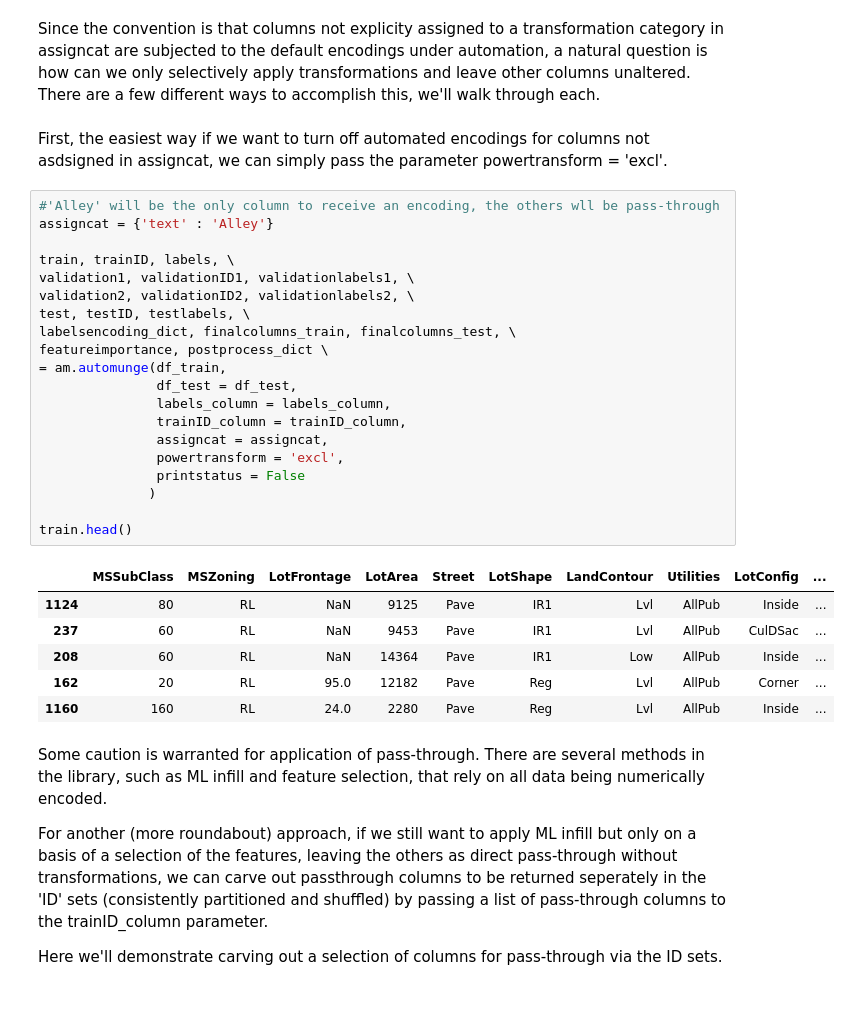
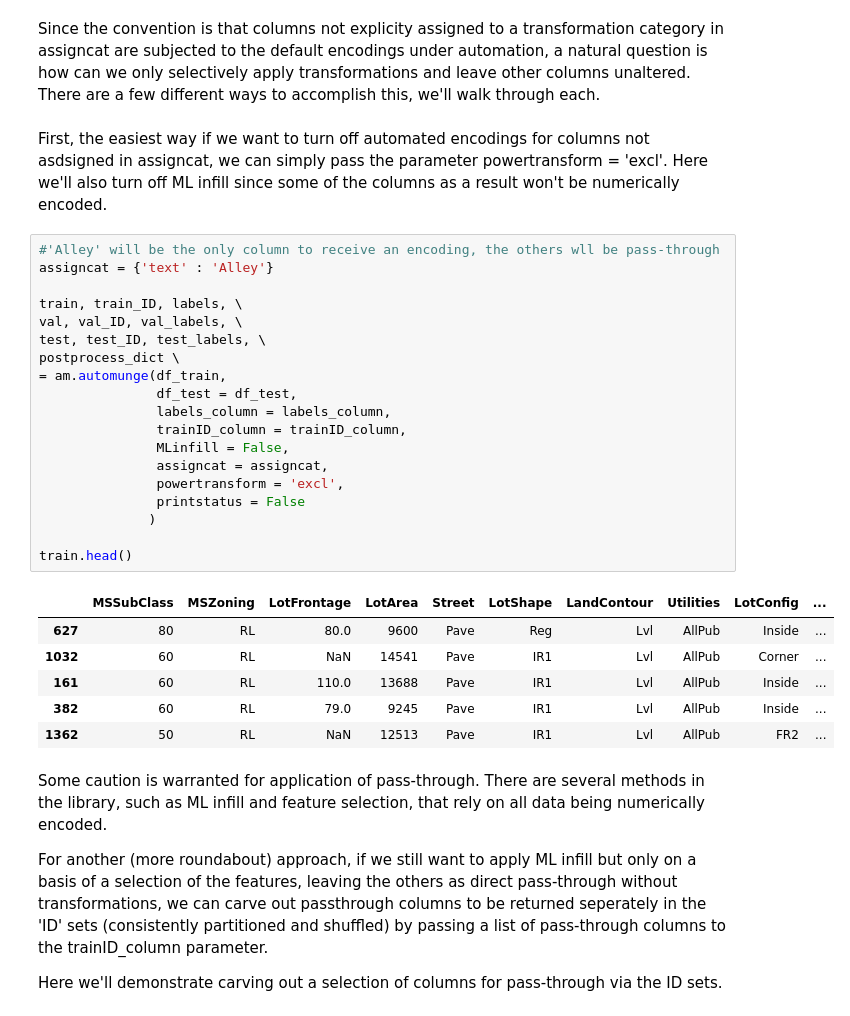
Before and after one commit to Automunge/AutoMunge, a Jupyter notebook: Tutorials/09 - Transformation Specification Workflows.ipynb, the cells around one changed output. Drawn from its saved outputs; the diff is of its cells as text.

```diff
--- a/Tutorials/09 - Transformation Specification Workflows.ipynb
+++ b/Tutorials/09 - Transformation Specification Workflows.ipynb
@@ -257,34 +251,33 @@ Note that one-hot encoding results in much higher dimensionality of the returned
 # %% [markdown]
 Since the convention is that columns not explicity assigned to a transformation category in assigncat are subjected to the default encodings under automation, a natural question is how can we only selectively apply transformations and leave other columns unaltered. There are a few different ways to accomplish this, we'll walk through each.
 # %% [markdown]
-First, the easiest way if we want to turn off automated encodings for columns not asdsigned in assigncat, we can simply pass the parameter powertransform = 'excl'.
+First, the easiest way if we want to turn off automated encodings for columns not asdsigned in assigncat, we can simply pass the parameter powertransform = 'excl'. Here we'll also turn off ML infill since some of the columns as a result won't be numerically encoded.
 # %%
 #'Alley' will be the only column to receive an encoding, the others wll be pass-through
 assigncat = {'text' : 'Alley'}
 
-train, trainID, labels, \
-validation1, validationID1, validationlabels1, \
-validation2, validationID2, validationlabels2, \
-test, testID, testlabels, \
-labelsencoding_dict, finalcolumns_train, finalcolumns_test, \
-featureimportance, postprocess_dict \
+train, train_ID, labels, \
+val, val_ID, val_labels, \
+test, test_ID, test_labels, \
+postprocess_dict \
 = am.automunge(df_train,
                df_test = df_test,
                labels_column = labels_column,
                trainID_column = trainID_column,
+               MLinfill = False,
                assigncat = assigncat,
                powertransform = 'excl',
                printstatus = False
               )
 
 train.head()
 # %% [output]
 |  | MSSubClass | MSZoning | LotFrontage | LotArea | Street | LotShape | LandContour | Utilities | LotConfig | ... |
-| 1124 | 80 | RL | NaN | 9125 | Pave | IR1 | Lvl | AllPub | Inside | ... |
-| 237 | 60 | RL | NaN | 9453 | Pave | IR1 | Lvl | AllPub | CulDSac | ... |
-| 208 | 60 | RL | NaN | 14364 | Pave | IR1 | Low | AllPub | Inside | ... |
-| 162 | 20 | RL | 95.0 | 12182 | Pave | Reg | Lvl | AllPub | Corner | ... |
-| 1160 | 160 | RL | 24.0 | 2280 | Pave | Reg | Lvl | AllPub | Inside | ... |
+| 627 | 80 | RL | 80.0 | 9600 | Pave | Reg | Lvl | AllPub | Inside | ... |
+| 1032 | 60 | RL | NaN | 14541 | Pave | IR1 | Lvl | AllPub | Corner | ... |
+| 161 | 60 | RL | 110.0 | 13688 | Pave | IR1 | Lvl | AllPub | Inside | ... |
+| 382 | 60 | RL | 79.0 | 9245 | Pave | IR1 | Lvl | AllPub | Inside | ... |
+| 1362 | 50 | RL | NaN | 12513 | Pave | IR1 | Lvl | AllPub | FR2 | ... |
 # %% [markdown]
 Some caution is warranted for application of pass-through. There are several methods in the library, such as ML infill and feature selection, that rely on all data being numerically encoded.
 
```
Also changed, not shown: parts of 11 cells of this notebook, 9 other files.
